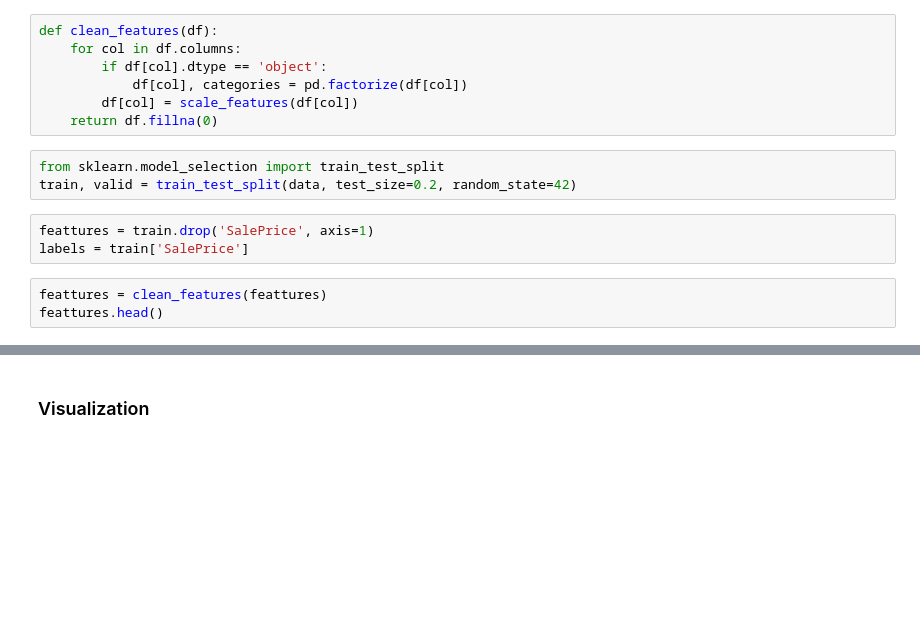
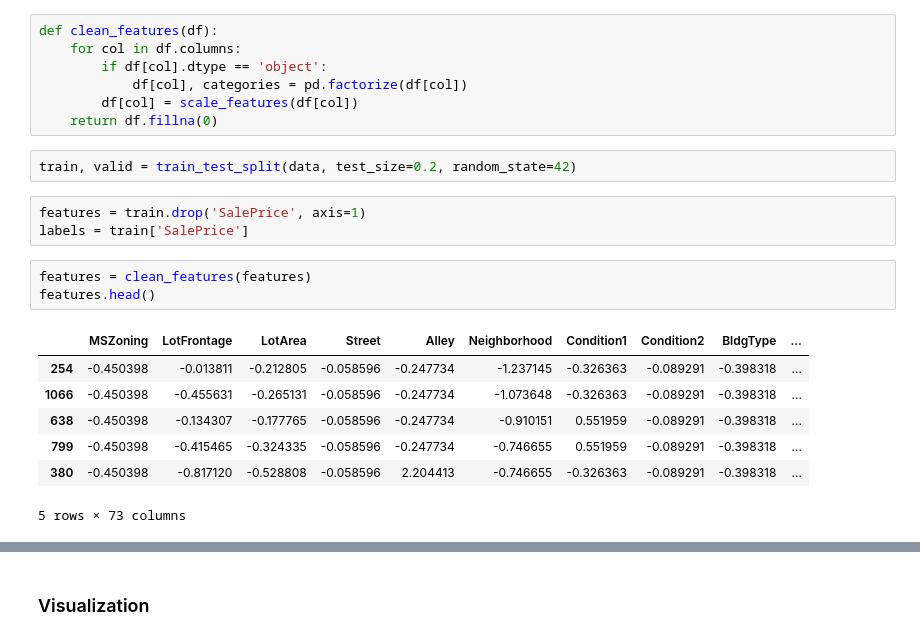
Before and after one commit to KingPhito/kaggle-competitions, a Jupyter notebook: notebooks/house-prices.ipynb, the cells around one changed output, grey strips where cells are left out. Saved outputs shown, nothing was run; the diff lists cells and outputs as text; blank space fills up the shorter version.

```diff
--- a/notebooks/house-prices.ipynb
+++ b/notebooks/house-prices.ipynb
@@ -45,11 +131,18 @@ def clean_features(df):
         df[col] = scale_features(df[col])
     return df.fillna(0)
 # %%
-from sklearn.model_selection import train_test_split
 train, valid = train_test_split(data, test_size=0.2, random_state=42)
 # %%
-feattures = train.drop('SalePrice', axis=1)
+features = train.drop('SalePrice', axis=1)
 labels = train['SalePrice']
-# %%
-feattures = clean_features(feattures)
-feattures.head()
+# %%
+features = clean_features(features)
+features.head()
+# %% [output]
+|  | MSZoning | LotFrontage | LotArea | Street | Alley | Neighborhood | Condition1 | Condition2 | BldgType | ... |
+| 254 | -0.450398 | -0.013811 | -0.212805 | -0.058596 | -0.247734 | -1.237145 | -0.326363 | -0.089291 | -0.398318 | ... |
+| 1066 | -0.450398 | -0.455631 | -0.265131 | -0.058596 | -0.247734 | -1.073648 | -0.326363 | -0.089291 | -0.398318 | ... |
+| 638 | -0.450398 | -0.134307 | -0.177765 | -0.058596 | -0.247734 | -0.910151 | 0.551959 | -0.089291 | -0.398318 | ... |
+| 799 | -0.450398 | -0.415465 | -0.324335 | -0.058596 | -0.247734 | -0.746655 | 0.551959 | -0.089291 | -0.398318 | ... |
+| 380 | -0.450398 | -0.817120 | -0.528808 | -0.058596 | 2.204413 | -0.746655 | -0.326363 | -0.089291 | -0.398318 | ... |
+5 rows × 73 columns
```
Also changed, not shown: parts of 24 cells of this notebook, 2 other files.
